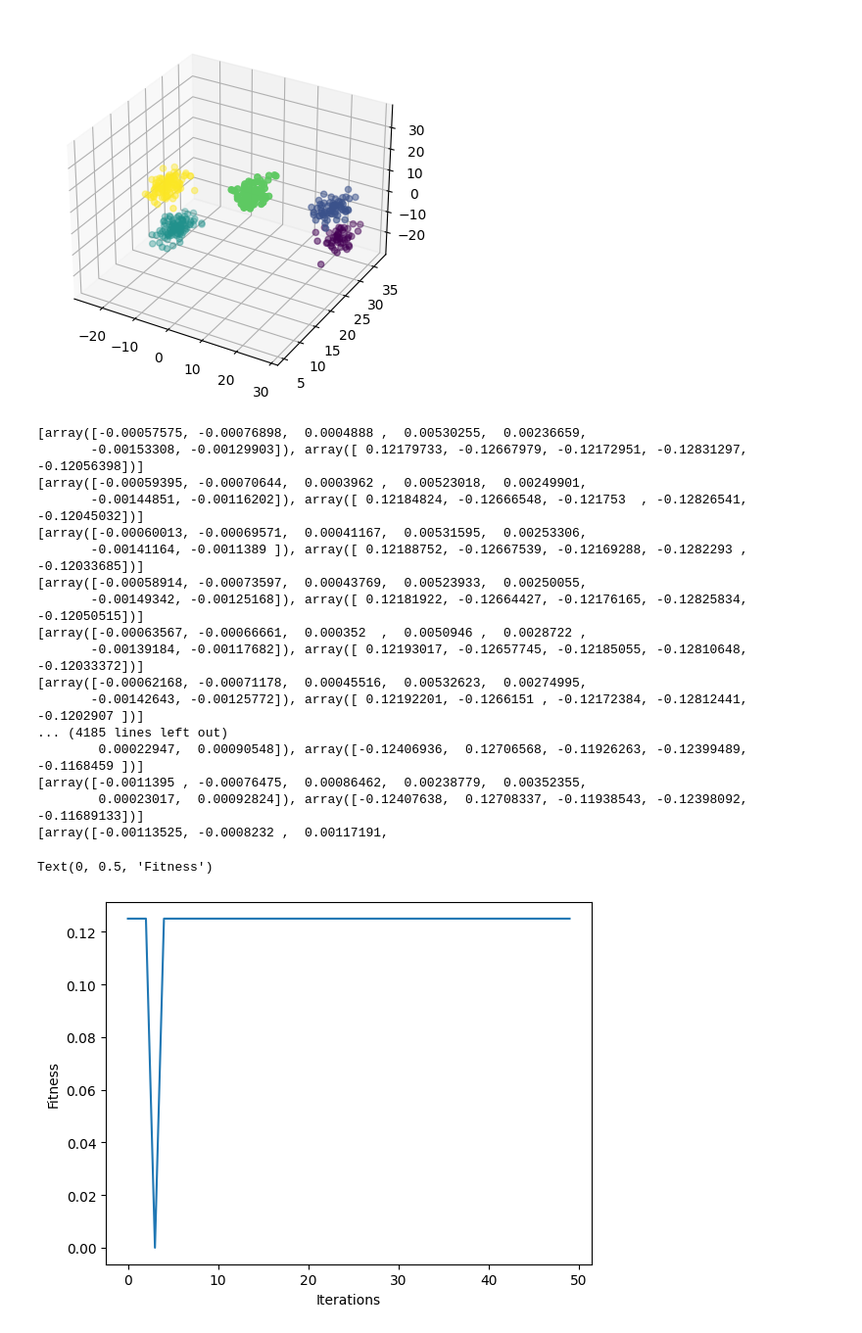
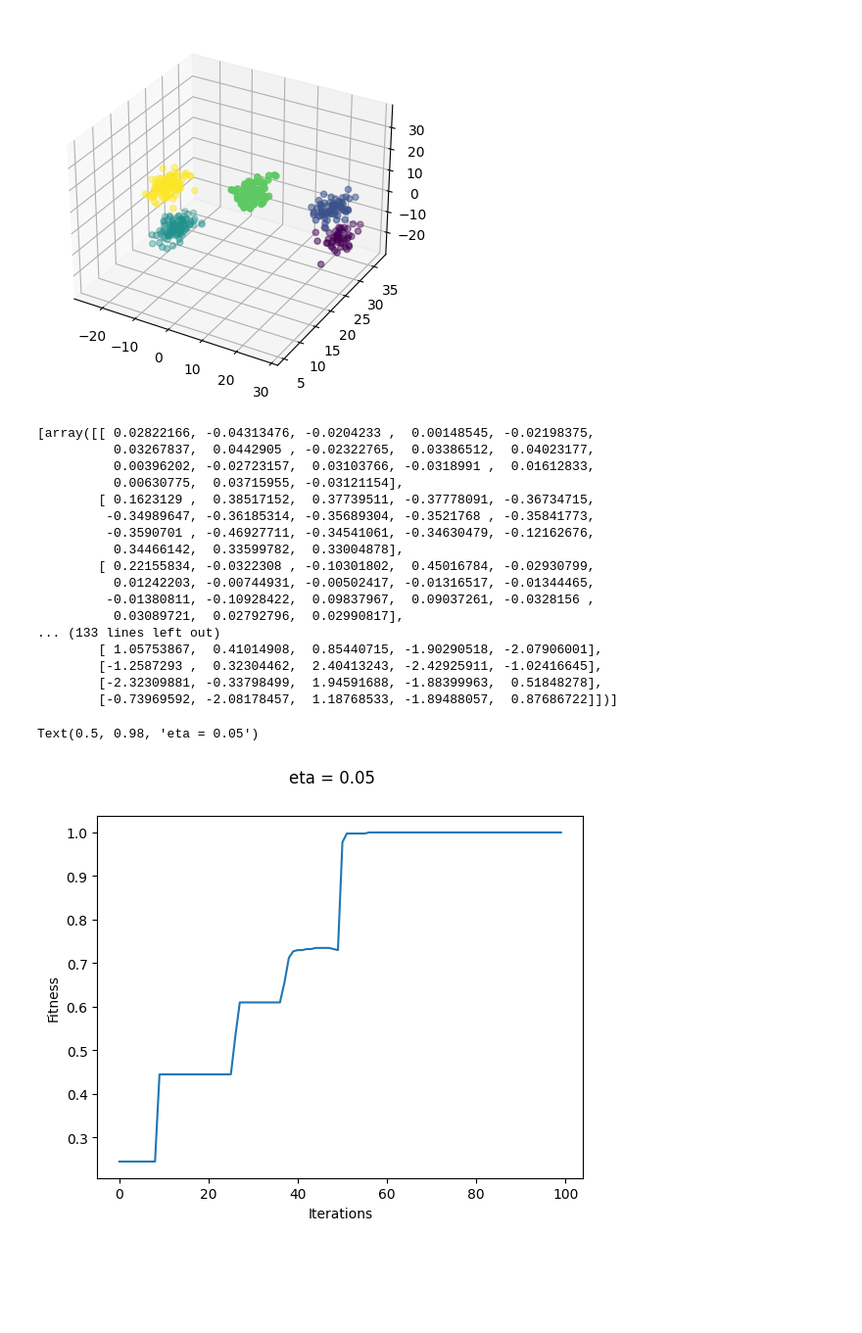
Before and after one commit to nunofachada/mlbook, a Jupyter notebook: 04_neuralnetworks/neuralnetworks.ipynb, the cells around one changed output. Shown at 98% size. Cells and saved outputs as stored; diff of their text form; code cells hidden in the pictures; blank space fills up the shorter version.

```diff
--- a/04_neuralnetworks/neuralnetworks.ipynb
+++ b/04_neuralnetworks/neuralnetworks.ipynb
@@ -25,8 +47,14 @@ def avgfitness(expected: npt.NDArray, actual: npt.NDArray) -> float:
     correct = np.sum(np.apply_along_axis(np.all, 1, actual == expected))
     return correct / expected.shape[0]
 # %%
-def backpropagation(train_input: npt.NDArray, train_output: npt.NDArray, topol: Sequence[int], iters: int, eta: float, seed: int=123):
-
+def backpropagation(
+    train_input: npt.NDArray,
+    train_output: npt.NDArray,
+    topol: Sequence[int],
+    iters: int,
+    eta: float,
+    seed: int = 123,
+):
     rng = rnd.default_rng(seed)
 
     # Create fully connected feed-forward network
@@ -39,14 +67,12 @@ def backpropagation(train_input: npt.NDArray, train_output: npt.NDArray, topol:
 
     # Train!
     for i in range(iters):
-
         for j in range(train_input.shape[0]):
-
             err = []
 
             output = infer(train_input[j, :], nn)
 
-            #err.insert(0, output[-1] * (1 - output[-1]) * (train_output[j, :] - output[-1]))
+            # err.insert(0, output[-1] * (1 - output[-1]) * (train_output[j, :] - output[-1]))
             e = np.zeros(topol[-1])
             for k in range(topol[-1]):
                 ok = output[-1][k]
@@ -63,17 +89,19 @@ def backpropagation(train_input: npt.NDArray, train_output: npt.NDArray, topol:
                     e[h] = oh * (1 - oh) * np.sum(nn[layer][h, :] * err[0])
                 err.insert(0, e)
 
-            print(err)
+            # print(err)
             for layer in range(len(nn)):
-                #nn[layer] += eta * err[layer].reshape((1, -1)) @ output[layer + 1].reshape((-1, 1))
+                # nn[layer] += eta * err[layer].reshape((1, -1)) @ output[layer + 1].reshape((-1, 1))
                 for i_ji in range(nn[layer].shape[0]):
                     for j_ji in range(nn[layer].shape[1]):
-                        nn[layer][i_ji, j_ji] += eta * err[layer][j_ji] * np.hstack((1, output[layer]))[i_ji]
+                        nn[layer][i_ji, j_ji] += (
+                            eta * err[layer][j_ji] * np.hstack((1, output[layer]))[i_ji]
+                        )
 
         # Determine fitness after current iteration
         clusters_nn_inferred = np.zeros(train_output.shape)
         for j in range(clusters_nn_inferred.shape[0]):
-            result = np.round(infer(train_input[j, :], nn)[-1])
+            result = infer(train_input[j, :], nn)[-1]
             clusters_nn_inferred[j, np.argmax(result)] = 1
 
         fitnesses[i] = avgfitness(train_output, clusters_nn_inferred)
@@ -107,39 +135,43 @@ plt.show()
 # %% [output]
 [figure]
 # %%
-iters = 50
-eta = 0.0001
+iters = 100
+eta = 0.05
+topol = [ndims, 18, 18, nclu]
 
 # Convert output to appropriate NN format output
 clusters_nn = np.zeros((numpoints, nclu))
 for j in range(numpoints):
     clusters_nn[j, data.clusters[j]] = 1
 
-nn, fitnesses = backpropagation(data.points, clusters_nn, [ndims, 7, nclu], iters, eta)
+nn, fitnesses = backpropagation(data.points, clusters_nn, topol, iters, eta)
+
+nn
 # %% [output]
-[array([-0.00057575, -0.00076898,  0.0004888 ,  0.00530255,  0.00236659,
-       -0.00153308, -0.00129903]), array([ 0.12179733, -0.12667979, -0.12172951, -0.12831297, -0.12056398])]
-[array([-0.00059395, -0.00070644,  0.0003962 ,  0.00523018,  0.00249901,
-       -0.00144851, -0.00116202]), array([ 0.12184824, -0.12666548, -0.121753  , -0.12826541, -0.12045032])]
-[array([-0.00060013, -0.00069571,  0.00041167,  0.00531595,  0.00253306,
-       -0.00141164, -0.0011389 ]), array([ 0.12188752, -0.12667539, -0.12169288, -0.1282293 , -0.12033685])]
-[array([-0.00058914, -0.00073597,  0.00043769,  0.00523933,  0.00250055,
-       -0.00149342, -0.00125168]), array([ 0.12181922, -0.12664427, -0.12176165, -0.12825834, -0.12050515])]
-[array([-0.00063567, -0.00066661,  0.000352  ,  0.0050946 ,  0.0028722 ,
-       -0.00139184, -0.00117682]), array([ 0.12193017, -0.12657745, -0.12185055, -0.12810648, -0.12033372])]
-[array([-0.00062168, -0.00071178,  0.00045516,  0.00532623,  0.00274995,
-       -0.00142643, -0.00125772]), array([ 0.12192201, -0.1266151 , -0.12172384, -0.12812441, -0.1202907 ])]
-... (4185 lines left out)
-        0.00022947,  0.00090548]), array([-0.12406936,  0.12706568, -0.11926263, -0.12399489, -0.1168459 ])]
-[array([-0.0011395 , -0.00076475,  0.00086462,  0.00238779,  0.00352355,
-        0.00023017,  0.00092824]), array([-0.12407638,  0.12708337, -0.11938543, -0.12398092, -0.11689133])]
-[array([-0.00113525, -0.0008232 ,  0.00117191,
+[array([[ 0.02822166, -0.04313476, -0.0204233 ,  0.00148545, -0.02198375,
+          0.03267837,  0.0442905 , -0.02322765,  0.03386512,  0.04023177,
+          0.00396202, -0.02723157,  0.03103766, -0.0318991 ,  0.01612833,
+          0.00630775,  0.03715955, -0.03121154],
+        [ 0.1623129 ,  0.38517152,  0.37739511, -0.37778091, -0.36734715,
+         -0.34989647, -0.36185314, -0.35689304, -0.3521768 , -0.35841773,
+         -0.3590701 , -0.46927711, -0.34541061, -0.34630479, -0.12162676,
+          0.34466142,  0.33599782,  0.33004878],
+        [ 0.22155834, -0.0322308 , -0.10301802,  0.45016784, -0.02930799,
+          0.01242203, -0.00744931, -0.00502417, -0.01316517, -0.01344465,
+         -0.01380811, -0.10928422,  0.09837967,  0.09037261, -0.0328156 ,
+          0.03089721,  0.02792796,  0.02990817],
+... (133 lines left out)
+        [ 1.05753867,  0.41014908,  0.85440715, -1.90290518, -2.07906001],
+        [-1.2587293 ,  0.32304462,  2.40413243, -2.42925911, -1.02416645],
+        [-2.32309881, -0.33798499,  1.94591688, -1.88399963,  0.51848278],
+        [-0.73969592, -2.08178457,  1.18768533, -1.89488057,  0.87686722]])]
 # %%
 
 fig, ax = plt.subplots()
 ax.plot(range(0, iters), fitnesses)
 ax.set_xlabel("Iterations")
 ax.set_ylabel("Fitness")
+fig.suptitle(f"eta = {eta}")
 # %% [output]
-Text(0, 0.5, 'Fitness')
+Text(0.5, 0.98, 'eta = 0.05')
-[figure, old version]
+[figure, new version]
```
Also changed, not shown: parts of 3 cells of this notebook.
